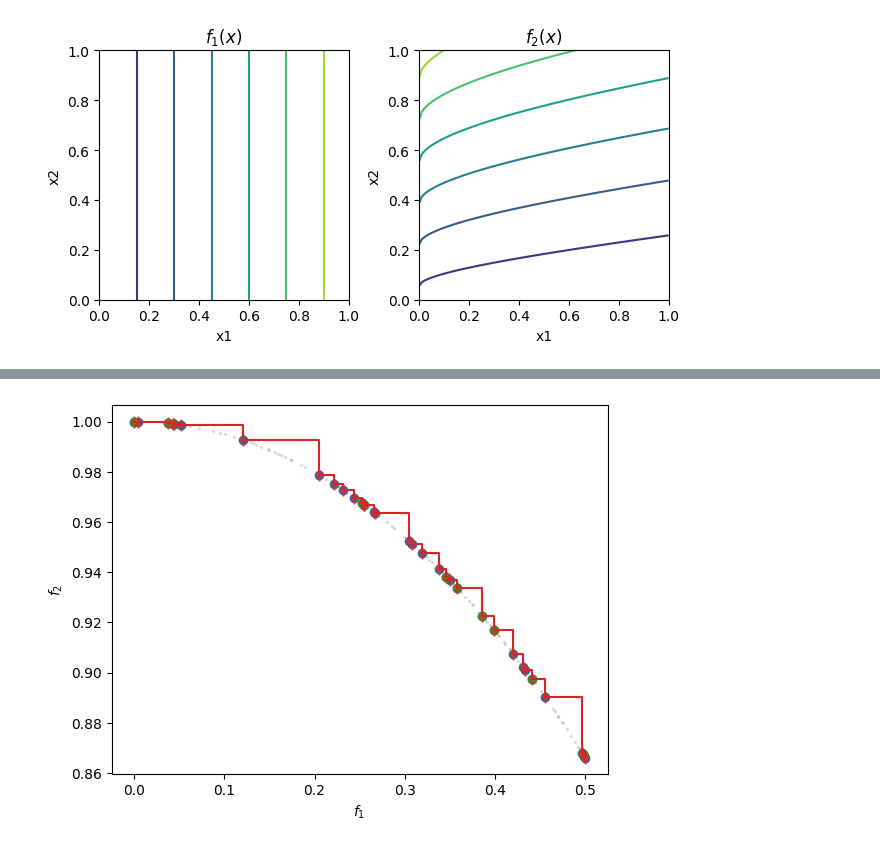
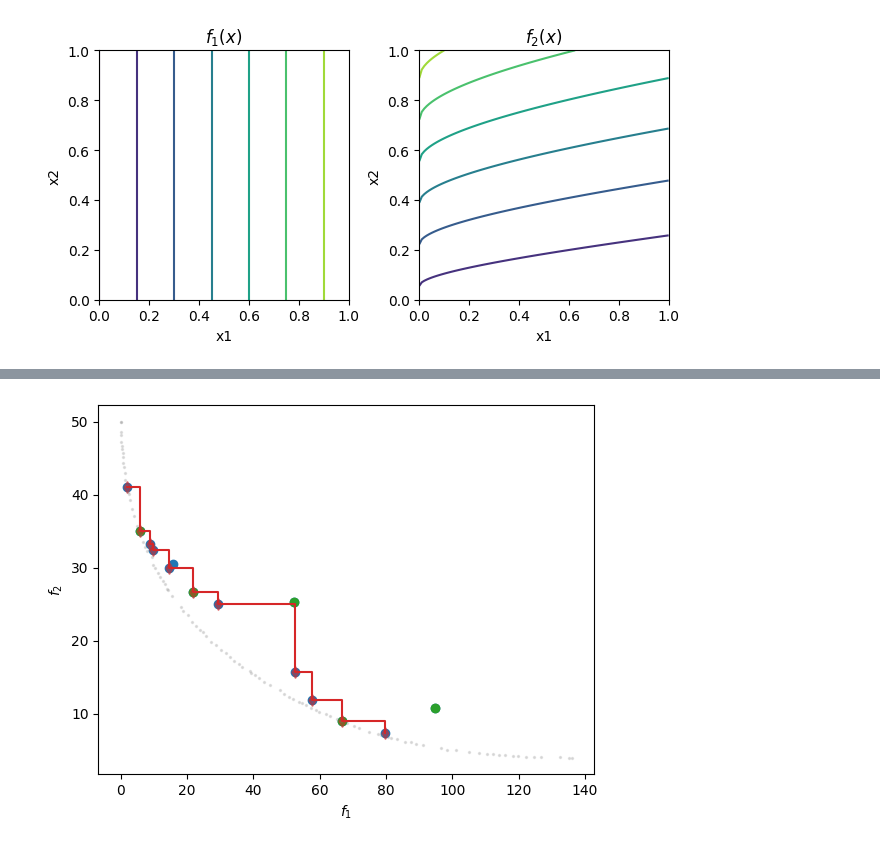
Before and after one commit to SMTorg/smt-optim, a Jupyter notebook: examples/multi_obj.ipynb, the cells around one changed output, grey strips where cells are left out. Drawn from its saved outputs; the diff is of its cells as text; code cells hidden in the pictures.

```diff
--- a/examples/multi_obj.ipynb
+++ b/examples/multi_obj.ipynb
@@ -171,43 +207,48 @@ plt.show()
 # %%
-problem = get_problem("DTLZ5")
-problem.set_dim(2)
+problem = get_problem("BNH")
 # %%
 
-obj_config = ObjectiveConfig(
-    [problem.objective[0][-1]],
+obj1_config = ObjectiveConfig(
+    [problem.objective[0]],
     type="minimize",
     surrogate=SmtGPX,
 )
 
-obj_config2 = ObjectiveConfig(
-    [problem.objective[1][-1]],
+obj2_config = ObjectiveConfig(
+    [problem.objective[1]],
     type="minimize",
     surrogate=SmtGPX,
 )
 
-cstr_config = ConstraintConfig(
-    [problem.constraints[0][-1]],
+cstr1_config = ConstraintConfig(
+    [problem.constraints[0]],
+    upper=0.,
+    surrogate=SmtGPX,
+)
+
+cstr2_config = ConstraintConfig(
+    [problem.constraints[1]],
     upper=0.,
     surrogate=SmtGPX,
 )
 
 prob_definition = Problem(
-    obj_configs=[obj_config, obj_config2],
-    cstr_configs=[cstr_config],
+    obj_configs=[obj1_config, obj2_config],
+    cstr_configs=[cstr1_config, cstr2_config],
     design_space=problem.bounds,            # problem bounds
 )
 
-nt_init = 12
+nt_init = 5
 
 opt_config = DriverConfig(
-    max_iter = 30,
+    max_iter = 10,
     nt_init = nt_init,
+    # xt_init = doe,
     verbose = True,
     scaling = True,
     seed=0,
 )
 
-# np.seterr(all="raise")
+driver = Driver(prob_definition, opt_config, MOSEGO, strategy_kwargs={"acq_func": init_mpi, "n_start": 40, "sp_method": "SLSQP"})
 
-# driver = Driver(prob_definition, opt_config, MultiObj, strategy_kwargs={"acq_func": init_mpi, "n_start": 1000, "sp_method": None})
-driver = Driver(prob_definition, opt_config, MOSEGO, strategy_kwargs={"acq_func": init_mpi, "n_start": 40, "sp_method": "SLSQP"})
+state = driver.optimize()
@@ -234,5 +273,4 @@ state = driver.optimize()
 # %%
-
 # ======= Optimization Pareto Front =======
 # dataset = driver.dataset
 data = driver.state.dataset.export_as_dict()
@@ -241,39 +279,39 @@ rscv = data["rscv"]
 obj = obj[rscv <= 1e-4, :]
 # obj_par = get_pareto_front(obj)
 
-pareto_front = get_pf_from_dataset(state.dataset)
+pareto_front = get_pf_from_dataset(state.dataset, ctol=0.)
 
 # ======= Solution Pareto Front =======
 pymoo_prob = PymooWrapper(problem)
 
 algorithm = NSGA2(pop_size=100, seed=1)
-res = minimize(pymoo_prob, algorithm, ("n_gen", 30), seed=1)
-
-
+res = minimize(pymoo_prob, algorithm, ("n_gen", 100), seed=1)
 
 # ======= Plot optimization and solution pareto front =======
 fig, ax = plt.subplots()
 
 ax.scatter(obj[:, 0], obj[:, 1])
 ax.scatter(obj[:nt_init, 0], obj[:nt_init, 1], color="C2")
 
 sorted_idx = np.argsort(pareto_front[:, 0])
 pareto_front = pareto_front[sorted_idx, :]
 
 # PF obtained through optimization
 ax.step(pareto_front[:, 0], pareto_front[:, 1], where="post", color="C3", zorder=20)
 ax.scatter(pareto_front[:, 0], pareto_front[:, 1], marker="d", color="C3", alpha=0.5)
 
 # Solution PF
 # ax.scatter(F1, F2, 2, color="C7", alpha=0.2, zorder=10)
 ax.scatter(res.F[:, 0], res.F[:, 1], 2, color="C7", alpha=0.2, zorder=10)
+# ax.scatter(multi_obj_ref[0], multi_obj_ref[1], 100, marker="x", color="C8", zorder=100)
 
 ax.set_xlabel(r"$f_1$")
 ax.set_ylabel(r"$f_2$")
 
 # ax.set_xlim((-0.1, 1.1))
 # ax.set_ylim((-0.1, 1.1))
 
+
 plt.show()
 # %% [output]
-[figure, old version]
+[figure, new version]
```
Also changed, not shown: parts of 22 cells of this notebook, 7 other files.
